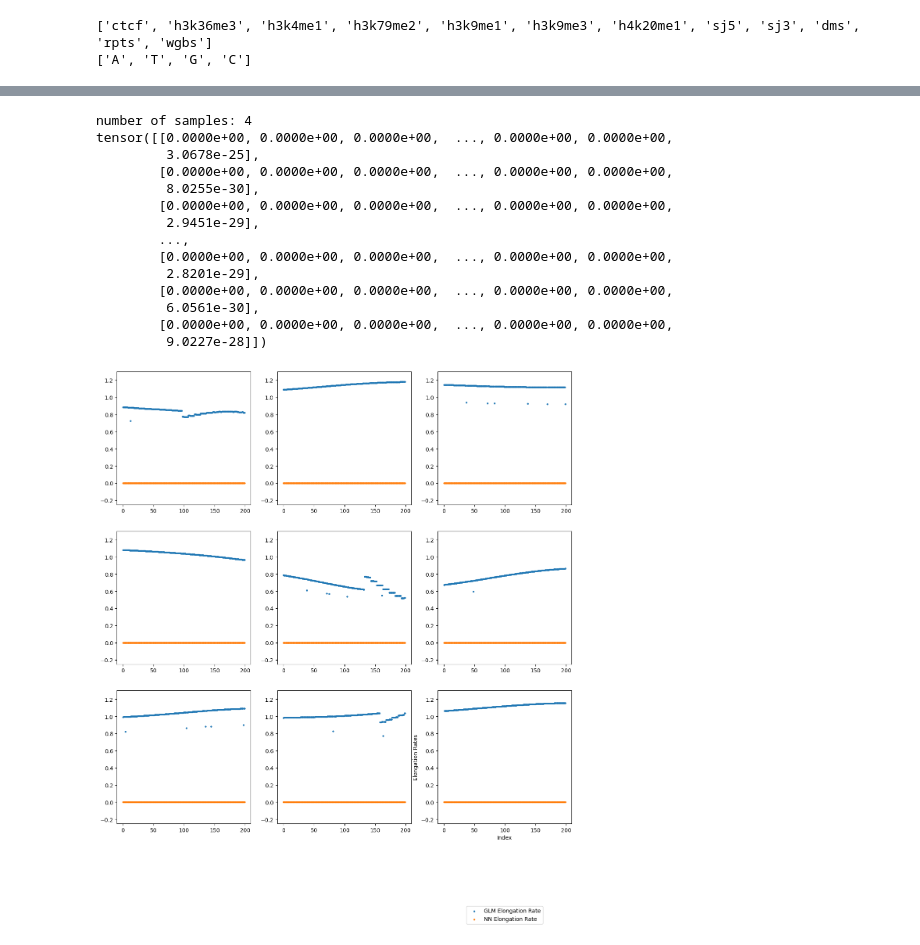
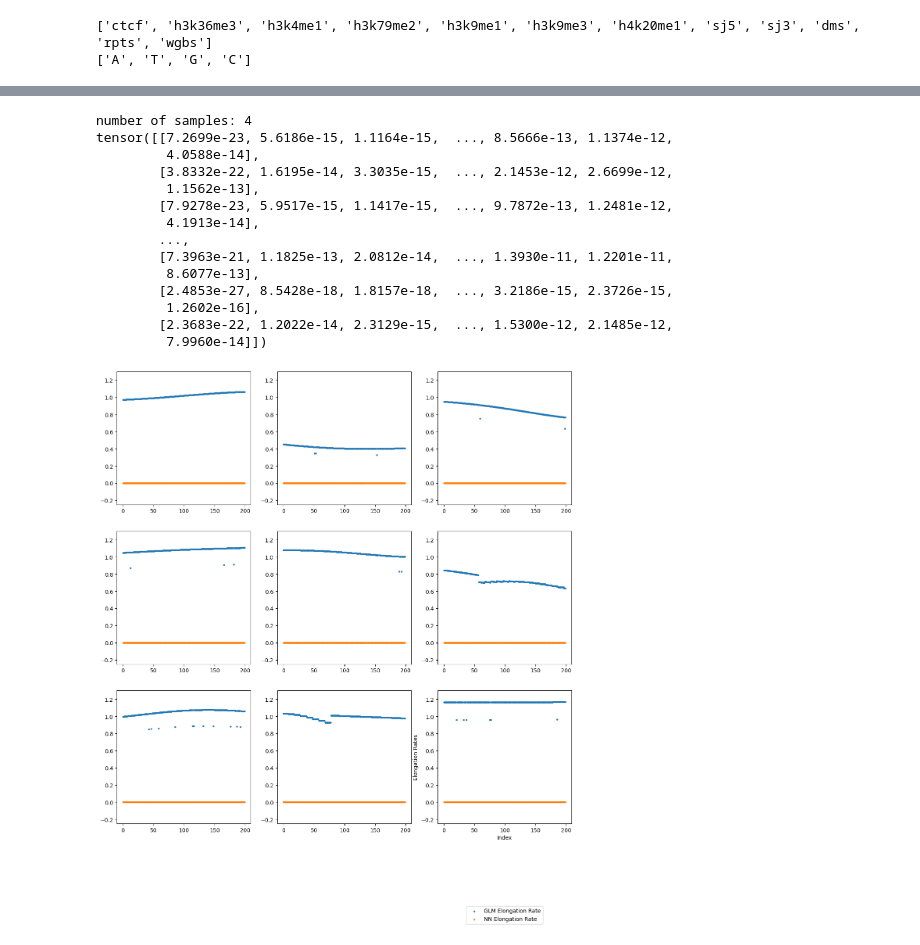
Before and after one commit to rebeccaHassett/RNA_Transcription_NN, a Jupyter notebook: rna_transcription_cnn.ipynb, the cells around one changed output, grey strips where cells are left out. Cells and saved outputs as stored; diff of their text form; code cells hidden in the pictures.

```diff
--- a/rna_transcription_cnn.ipynb
+++ b/rna_transcription_cnn.ipynb
@@ -7,7 +7,7 @@ from torch.utils.data import DataLoader, Dataset
 import matplotlib.pyplot as plt
 import matplotlib.colors as colors
 
-froot = './k562_small'#'./data/k562_small'
+froot = './data/k562_small'
 
 df = pd.read_csv(froot + ".csv")
 # %%
@@ -108,6 +107,7 @@ tstdl = DataLoader(tstset, batch_size=16, shuffle=False)
 valdl = DataLoader(valset, batch_size=16, shuffle=False)
 # %%
 import torch.nn as nn
+import torch.nn.init as init
 
 conv_kernel_size=10
 final_output_channel = 128
@@ -117,24 +117,31 @@ linear_input = final_output_channel * (sequence_len - (2 * (conv_kernel_size - 1
 class Model(nn.Module):
     def __init__(self):
        super(Model, self).__init__()
-       self.fc1 = nn.Linear(200, 1200)
-       self.fc2 = nn.Linear(1200, 600)
-       self.fc3 = nn.Linear(600, 400)
-       self.fc4 = nn.Linear(400, 200)
+       self.fc1 = nn.Linear(2400, 1600)
+       self.fc2 = nn.Linear(1600, 1200)
+       self.fc3 = nn.Linear(1200, 800)
+       self.fc4 = nn.Linear(800, 200)
        self.relu = nn.ReLU()
+
+       # Initialize weights using He initialization for each linear layer
+       init.kaiming_normal_(self.fc1.weight, mode='fan_in', nonlinearity='relu')
+       init.kaiming_normal_(self.fc2.weight, mode='fan_in', nonlinearity='relu')
+       init.kaiming_normal_(self.fc3.weight, mode='fan_in', nonlinearity='relu')
+       init.kaiming_normal_(self.fc4.weight, mode='fan_in', nonlinearity='relu')
+
     def forward(self, x):
         x = x.view(x.size(0), -1)
         x = self.relu(self.fc1(x))
         x = self.relu(self.fc2(x))
         x = self.relu(self.fc3(x))
-        x = self.relu(self.fc4(x))
+        x = torch.exp(self.fc4(x)) # ensures all values are positive
         return x
 
 # input size: [16, 12, 200]
 model = Model()
 print(model)
 
-arr = torch.randn((16,200))#12,200))
+arr = torch.randn((16,12,200))
 print(model(arr).shape)
 nparm = sum(p.numel() for p in model.parameters() if p.requires_grad)
 print("Number of parameters: " + str(nparm))
@@ -265,7 +280,7 @@ def plot_data(targets, outputs):
 import torch.optim as optim
 import torch.optim.lr_scheduler as lr_scheduler
 
-optimizer = optim.Adam(model.parameters(), lr=0.01)
+optimizer = optim.Adam(model.parameters(), lr=0.001)
 
 scheduler = lr_scheduler.StepLR(optimizer, step_size=30, gamma=0.1)
 
@@ -282,10 +297,10 @@ for epoch in range(num_epochs):
     model.train()
     for batch in trndl:
         optimizer.zero_grad()
-        #Y_ji_batch = batch['Y_ji']
+        Y_ji_batch = batch['Y_ji']
         X_ji_batch = batch['X_ji']
         C_j_batch = batch['C_j']
-        outputs = model(X_ji_batch)
+        outputs = model(Y_ji_batch)
         loss = loss_fn(X_ji_batch, C_j_batch, outputs)
         #loss = loss_fn(batch['Z_ji'], outputs)
         loss.backward()
@@ -332,36 +345,38 @@ plt.show
 # %%
 model.eval()
 
-inputs = next(iter(tstdl))
+inputs = next(iter(trndl))#tstdl))
 print("number of samples: " + str(len(inputs)))
 
 with torch.no_grad():
     outputs = model(inputs['Y_ji'])
 
-outputs = torch.exp(outputs)
+#outputs = torch.exp(outputs)
 print(outputs)
 
 targets = inputs['Z_ji']
 
-for batch in tstdl:
-    targets = inputs['Z_ji']
-    outputs = model(inputs['Y_ji'])
-    outputs = torch.exp(outputs)
+plot_data(targets, outputs)
 
-    plot_data(targets, outputs)
+#for batch in trndl:
+#    targets = inputs['Z_ji']
+#    outputs = model(inputs['X_ji'])#'Y_ji'])
+#    outputs = torch.exp(outputs)
+
+#    plot_data(targets, outputs)
 # %% [output]
 number of samples: 4
-tensor([[0.0000e+00, 0.0000e+00, 0.0000e+00,  ..., 0.0000e+00, 0.0000e+00,
-         3.0678e-25],
-        [0.0000e+00, 0.0000e+00, 0.0000e+00,  ..., 0.0000e+00, 0.0000e+00,
-         8.0255e-30],
-        [0.0000e+00, 0.0000e+00, 0.0000e+00,  ..., 0.0000e+00, 0.0000e+00,
-         2.9451e-29],
+tensor([[7.2699e-23, 5.6186e-15, 1.1164e-15,  ..., 8.5666e-13, 1.1374e-12,
+         4.0588e-14],
+        [3.8332e-22, 1.6195e-14, 3.3035e-15,  ..., 2.1453e-12, 2.6699e-12,
+         1.1562e-13],
+        [7.9278e-23, 5.9517e-15, 1.1417e-15,  ..., 9.7872e-13, 1.2481e-12,
+         4.1913e-14],
         ...,
-        [0.0000e+00, 0.0000e+00, 0.0000e+00,  ..., 0.0000e+00, 0.0000e+00,
-         2.8201e-29],
-        [0.0000e+00, 0.0000e+00, 0.0000e+00,  ..., 0.0000e+00, 0.0000e+00,
-         6.0561e-30],
-        [0.0000e+00, 0.0000e+00, 0.0000e+00,  ..., 0.0000e+00, 0.0000e+00,
-         9.0227e-28]])
+        [7.3963e-21, 1.1825e-13, 2.0812e-14,  ..., 1.3930e-11, 1.2201e-11,
+         8.6077e-13],
+        [2.4853e-27, 8.5428e-18, 1.8157e-18,  ..., 3.2186e-15, 2.3726e-15,
+         1.2602e-16],
+        [2.3683e-22, 1.2022e-14, 2.3129e-15,  ..., 1.5300e-12, 2.1485e-12,
+         7.9960e-14]])
-[figure, old version]
+[figure, new version]
```
Also changed, not shown: parts of 9 cells of this notebook.
